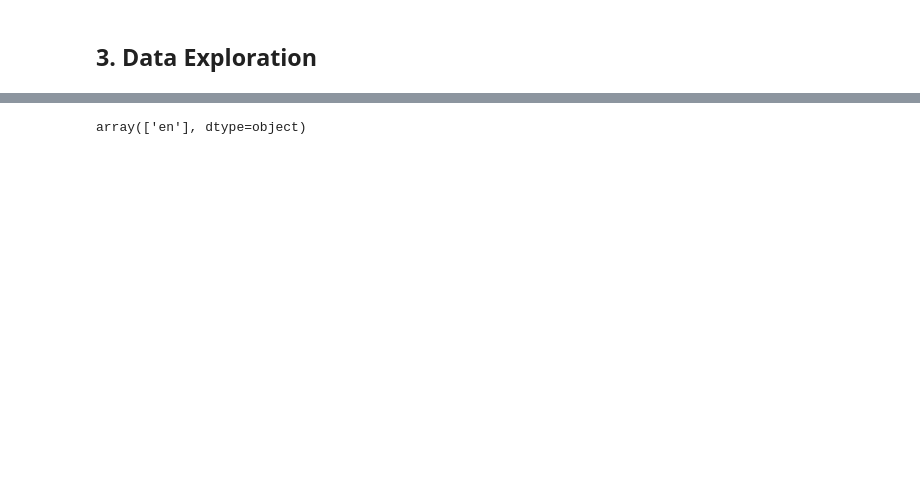
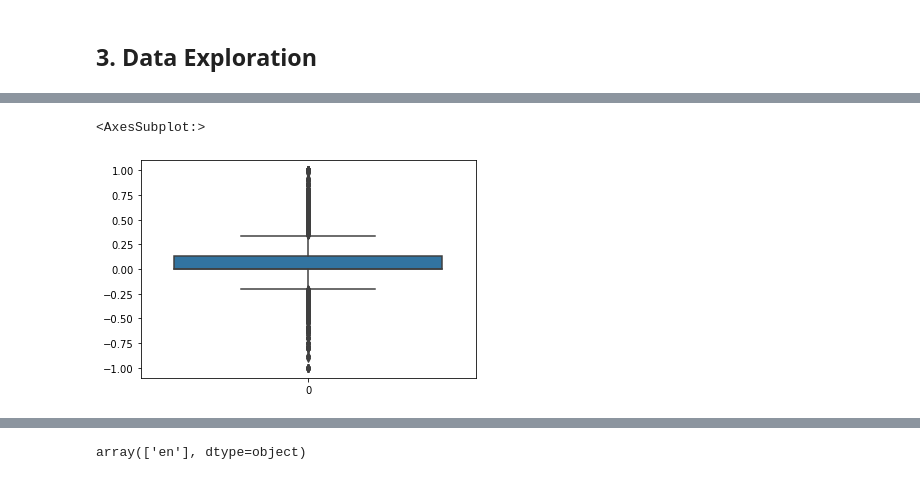
Before and after one commit to isaaclucky/Twitter-Data-Analysis, a Jupyter notebook: Data Exploration (EDA).ipynb, the cells around one changed output, grey strips where cells are left out. Saved outputs shown, nothing was run; the diff lists cells and outputs as text; code cells hidden in the pictures; blank space fills up the shorter version.

```diff
--- a/Data Exploration (EDA).ipynb
+++ b/Data Exploration (EDA).ipynb
@@ -111,0 +139,5 @@ dtype: object
+# %%
+sns.boxplot(data = df['polarity'])
+# %% [output]
+<AxesSubplot:>
+[figure, added]
```
Also changed, not shown: parts of 65 cells of this notebook.
